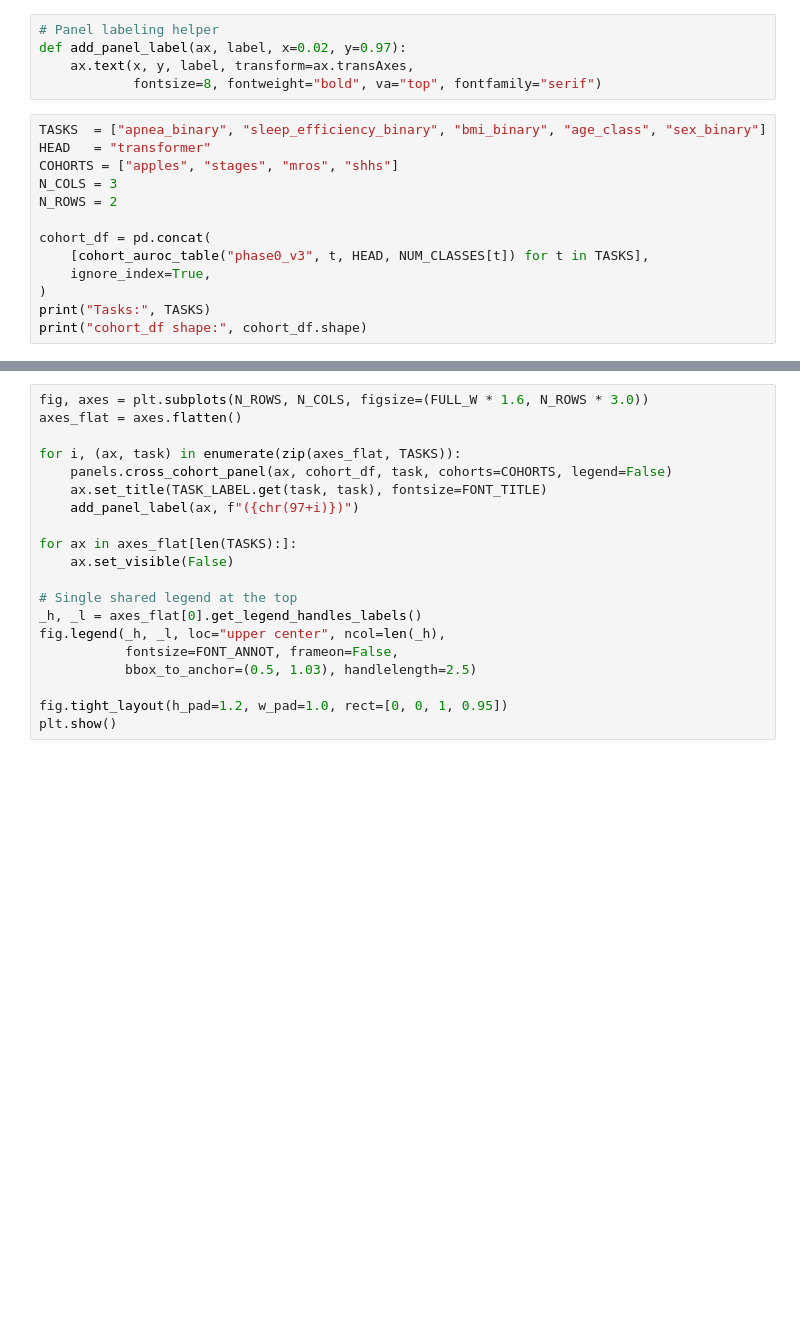
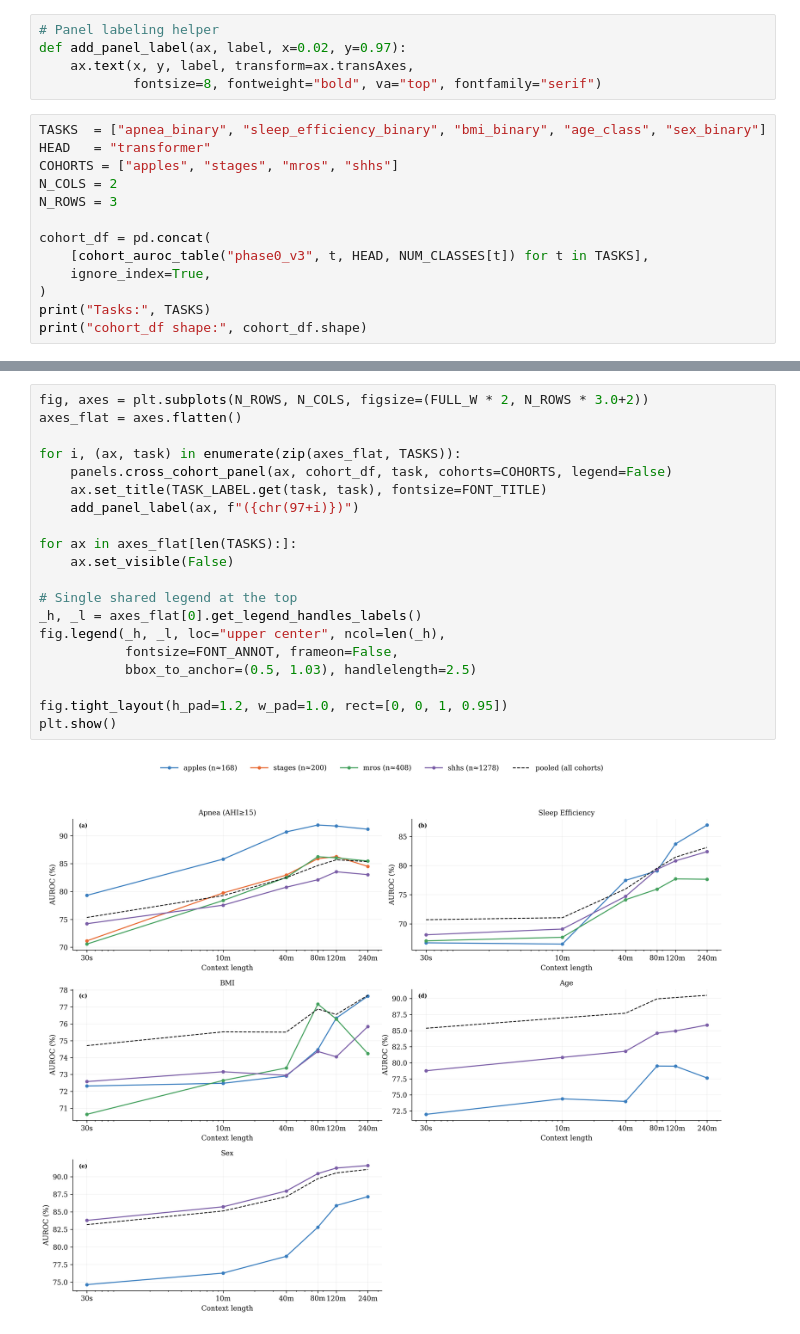
Before and after one commit to boshrakh95/NSRR-tools, a Jupyter notebook: results/paper_figures/notebooks_npj/sfig1_cross_cohort.ipynb, the cells around one changed output, grey strips where cells are left out. Saved outputs shown, nothing was run; the diff lists cells and outputs as text; blank space fills up the shorter version.

Commit message:
Modified notebooks for the new two supp figures

```diff
--- a/results/paper_figures/notebooks_npj/sfig1_cross_cohort.ipynb
+++ b/results/paper_figures/notebooks_npj/sfig1_cross_cohort.ipynb
@@ -69,8 +72,8 @@ def add_panel_label(ax, label, x=0.02, y=0.97):
 TASKS  = ["apnea_binary", "sleep_efficiency_binary", "bmi_binary", "age_class", "sex_binary"]
 HEAD   = "transformer"
 COHORTS = ["apples", "stages", "mros", "shhs"]
-N_COLS = 3
-N_ROWS = 2
+N_COLS = 2
+N_ROWS = 3
 
 cohort_df = pd.concat(
     [cohort_auroc_table("phase0_v3", t, HEAD, NUM_CLASSES[t]) for t in TASKS],
@@ -81,23 +87,25 @@ print("cohort_df shape:", cohort_df.shape)
 # %%
-fig, axes = plt.subplots(N_ROWS, N_COLS, figsize=(FULL_W * 1.6, N_ROWS * 3.0))
+fig, axes = plt.subplots(N_ROWS, N_COLS, figsize=(FULL_W * 2, N_ROWS * 3.0+2))
 axes_flat = axes.flatten()
 
 for i, (ax, task) in enumerate(zip(axes_flat, TASKS)):
     panels.cross_cohort_panel(ax, cohort_df, task, cohorts=COHORTS, legend=False)
     ax.set_title(TASK_LABEL.get(task, task), fontsize=FONT_TITLE)
     add_panel_label(ax, f"({chr(97+i)})")
 
 for ax in axes_flat[len(TASKS):]:
     ax.set_visible(False)
 
 # Single shared legend at the top
 _h, _l = axes_flat[0].get_legend_handles_labels()
 fig.legend(_h, _l, loc="upper center", ncol=len(_h),
            fontsize=FONT_ANNOT, frameon=False,
            bbox_to_anchor=(0.5, 1.03), handlelength=2.5)
 
 fig.tight_layout(h_pad=1.2, w_pad=1.0, rect=[0, 0, 1, 0.95])
 plt.show()
+# %% [output]
+[figure, added]
 # %%
 # ── Run when figure looks good ──────────────────────────────
 save_figure(fig, FINAL_OUT, "sfig1_cross_cohort")
```
Also changed, not shown: parts of 3 cells of this notebook, 7 other files.
